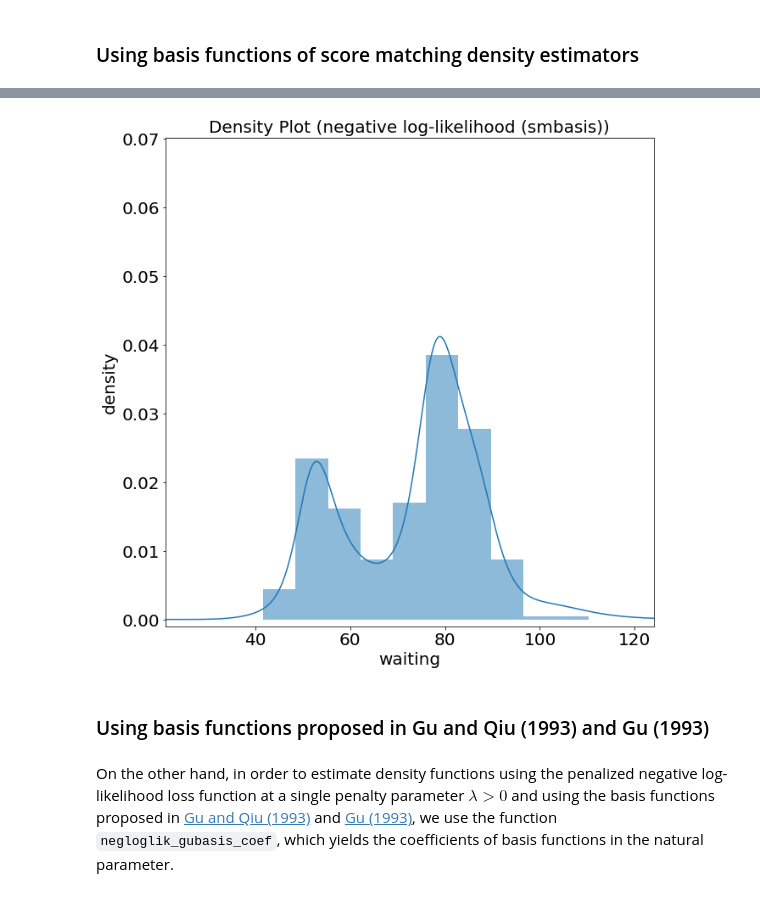
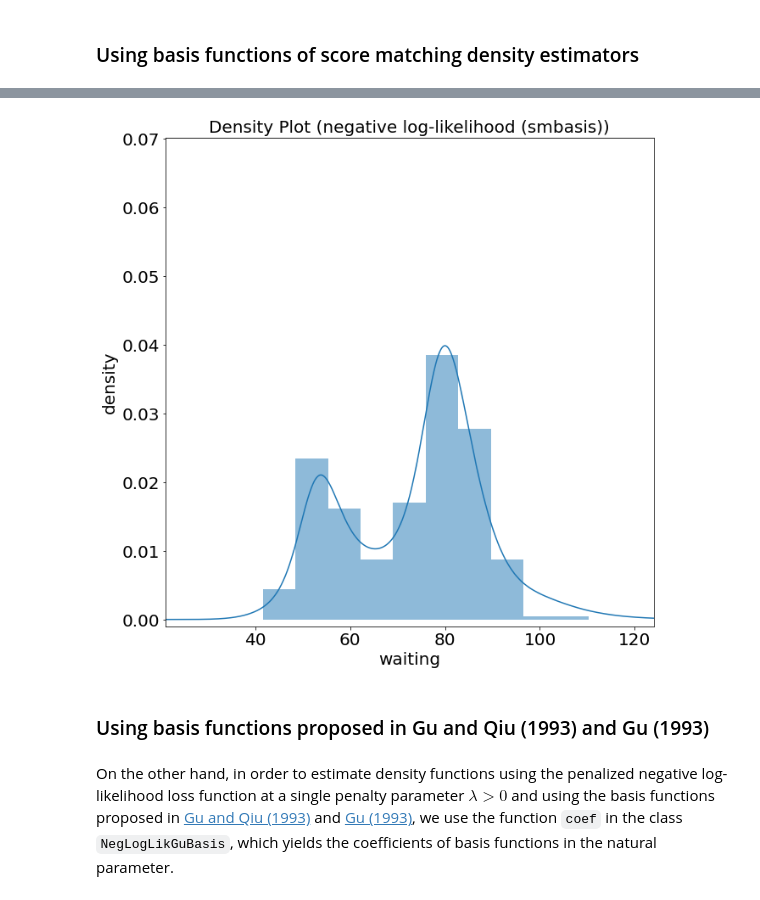
Before and after one commit to zhou-chenxi/dekef, a Jupyter notebook: examples/density_estimation_1d_geyser.ipynb, the cells around one changed output, grey strips where cells are left out. Drawn from its saved outputs; the diff is of its cells as text; code cells hidden in the pictures.

```diff
--- a/examples/density_estimation_1d_geyser.ipynb
+++ b/examples/density_estimation_1d_geyser.ipynb
@@ -260,23 +237,32 @@ In order to estimate density functions using the penalized negative log-likeliho
 # %%
 # set parameters for computing the density estimate
 bmc_params = batch_montecarlo_params(
-    mc_batch_size = 1000,
-    mc_tol = 1e-2)
+    mc_batch_size = 5000,
+    mc_tol = 1e-3)
 
-gdalgo_params = negloglik_penalized_optalgoparams(
+gdalgo_params = negloglik_optalgo_params(
     start_pt = np.zeros((waiting.shape[0] * waiting.shape[1] + 1, 1)),
     step_size = 1.2,
     max_iter = 50,
-    rel_tol = 1e-5)
+    rel_tol = 1e-5,
+    abs_tol = 0.05)
 # %%
 # Here, we choose the penalty parameter to be exp(-5.0), supplied using the lambda_param argument.
-coef_nll_smbasis = negloglik_smbasis_coef(
+nll_pen_smbasis = NegLogLikSMBasis(
     data = waiting,
-    kernel_function = kernel_function,
     base_density = base_density,
-    lambda_param = np.exp(-5.0),
-    optalgo_params = gdalgo_params,
-    batchmc_params = bmc_params,
-    batch_mc = True,
-    batch_mc_se = False,
-    print_error = False)
+    kernel_type = 'gaussian_poly2',
+    kernel_r1 = 1.0,
+    kernel_r2 = 0.0,
+    kernel_c = 0.0,
+    kernel_bw = bw
+)
+# %%
+np.random.seed(0)
+coef_nll_pen_smbasis = nll_pen_smbasis.coef(
+    data = waiting,
+    lambda_param = np.exp(-10.0),
+    optalgo_params = gdalgo_params,
+    batchmc_params = bmc_params,
+    batch_mc = True,
+    print_error=True)
@@ -283,26 +280,28 @@ coef_nll_smbasis = negloglik_smbasis_coef(
 # %%
 # specify the plotting parameters
 plot_params = plot_density_1d_params(xlimit, ylimit)
 
 # visualize density estimate
 den_vals = plot_density_1d(
     data = waiting,
     kernel_function = kernel_function,
     base_density = base_density,
-    coef = coef_nll_smbasis,
+    basis_type = 'smbasis',
+    coef = coef_nll_pen_smbasis,
     normalizing = True,
     method = 'negative log-likelihood (smbasis)',
     x_label = 'waiting',
+    grid_points = None,
     save_plot = False,
     save_dir = None,
     save_filename = None,
     plot_kwargs = plot_params)
 # %% [output]
-[figure, old version]
+[figure, new version]
 # %% [markdown]
 ### Using basis functions proposed in Gu and Qiu (1993) and Gu (1993)
 # %% [markdown]
-On the other hand, in order to estimate density functions using the penalized negative log-likelihood loss function at a single penalty parameter $\lambda > 0$ and using the basis functions proposed in [Gu and Qiu (1993)](https://projecteuclid.org/euclid.aos/1176349023) and [Gu (1993)](https://www.tandfonline.com/doi/abs/10.1080/01621459.1993.10476300), we use the function `negloglik_gubasis_coef`, which yields the coefficients of basis functions in the natural parameter.
+On the other hand, in order to estimate density functions using the penalized negative log-likelihood loss function at a single penalty parameter $\lambda > 0$ and using the basis functions proposed in [Gu and Qiu (1993)](https://projecteuclid.org/euclid.aos/1176349023) and [Gu (1993)](https://www.tandfonline.com/doi/abs/10.1080/01621459.1993.10476300), we use the function `coef` in the class `NegLogLikGuBasis`, which yields the coefficients of basis functions in the natural parameter.
 # %%
 # set parameters for computing the density estimate
 batchmc_params = batch_montecarlo_params(
```
Also changed, not shown: parts of 25 cells of this notebook.
